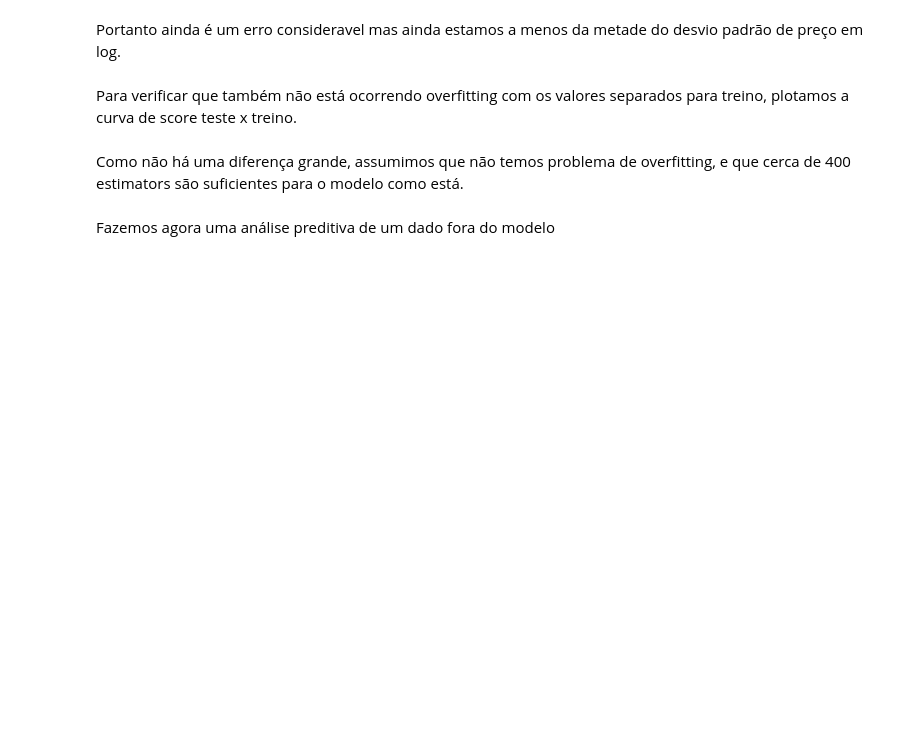
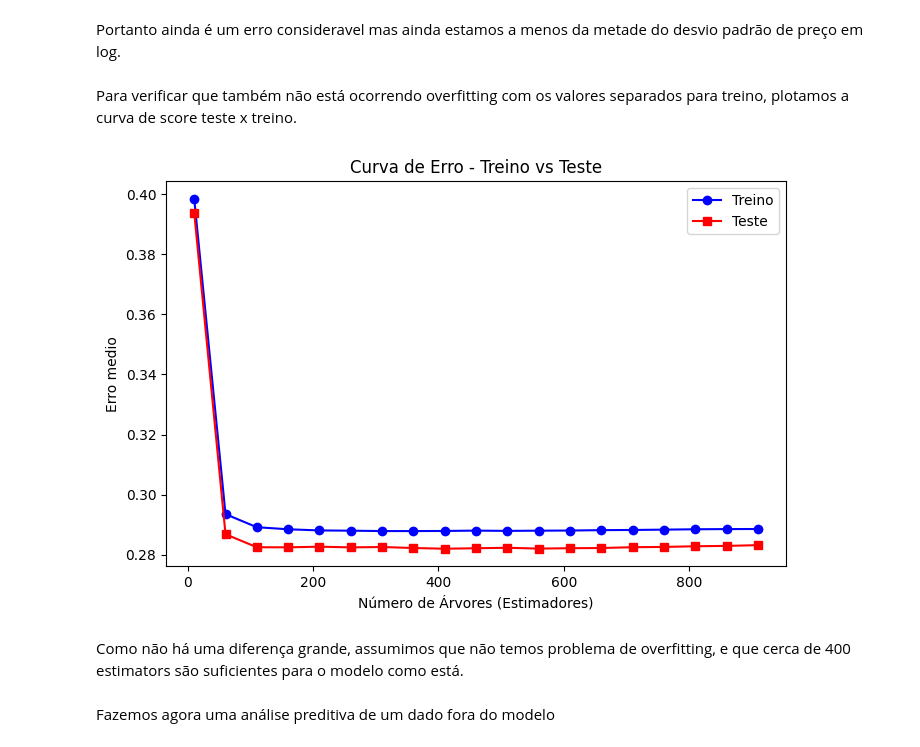
Before and after one commit to dandoni/LH_CD_DanielMoraes, a Jupyter notebook: Projeto.ipynb, the cells around one changed output. Saved outputs shown, nothing was run; the diff lists cells and outputs as text; code cells hidden in the pictures; blank space fills up the shorter version.

```diff
--- a/Projeto.ipynb
+++ b/Projeto.ipynb
@@ -244,7 +235,7 @@ Limite Superior:  4.02
 # %% [markdown]
 Então nesse caso, como não há valores de noites menor que 1 (ou 0 em log), consideramos que não há corte inferior, apenas superior que são para estadias de longo prazo. Como nosso negocio esta centrado em estadias temporarias, nao vamos nos ater aos dados com um minimo de noites muito alto.
 # %%
-df = df[(df['minimo_noites_log'] >= liminf_mn) & (df['minimo_noites_log'] <=  limsup_mn)]
+df = df[df['minimo_noites_log'] <=  limsup_mn]
 # %% [markdown]
 Voltamos nossa atenção agora ao ponto da disponibilidade ao longo do ano. Repare como a distribuição apresenta um comportamento diferente
 # %%
@@ -582,3 +582,7 @@ for col in cat_features:
+# %%
+
+# Dividir os dados em treino e teste (10% para teste e 90% para treino)
+X_train, X_test, y_train, y_test = train_test_split(X, y, test_size=0.1, random_state=42)
 # %% [markdown]
 Agora podemos buscar os parametros que vamos utilizar.
 # %%
@@ -606,7 +610,7 @@ random_search = RandomizedSearchCV(
     cv = 5
 )
 
-random_search.fit(X, y)
+random_search.fit(X_train, y_train)
 
 print("Melhores parâmetros:", random_search.best_params_)
 print("Melhor erro medio:", -random_search.best_score_)
@@ -622,37 +644,43 @@ Para verificar que também não está ocorrendo overfitting com os valores separ
 best_model = random_search.best_estimator_
 estimators_range = range(10, best_model.n_estimators +200, 50)
 
 train_mae = []
 test_mae = []
 
+# Loop para testar diferentes valores de n_estimators
 for n in estimators_range:
     best_model.set_params(n_estimators=n, verbose=-1)
 
     # Cross-validation para o treino (usando 'cross_val_score')
-    train_scores = cross_val_score(best_model, X_train, y_train, cv=5,
-                                   scoring='neg_mean_absolute_error')
+    train_scores = cross_val_score(best_model, X_train, y_train, cv=5, scoring='neg_mean_absolute_error')
+
     # Converter os escores para valores positivos de MAE
     avg_train_mae = -train_scores.mean()  # Negativo, então invertemos a média
 
+    # Treinando o modelo no conjunto de treino completo
     best_model.fit(X_train, y_train)
 
-    # Fazer previsões no conjunto de treino e teste
+    # Previsões para o conjunto de treino
     y_train_pred = best_model.predict(X_train)
+
+    # Previsões para o conjunto de teste
     y_test_pred = best_model.predict(X_test)
 
-    # Calcular o erro médio absoluto (MAE)
+    # Calculando o erro médio absoluto para treino e teste
     train_mae.append(avg_train_mae)
     test_mae.append(mean_absolute_error(y_test, y_test_pred))
 
 # Plotando
 plt.figure(figsize=(8, 5))
 plt.plot(estimators_range, train_mae, label="Treino", color='blue', marker='o')
 plt.plot(estimators_range, test_mae, label="Teste", color='red', marker='s')
 plt.xlabel("Número de Árvores (Estimadores)")
 plt.ylabel("Erro medio")
 plt.title("Curva de Erro - Treino vs Teste")
 plt.legend()
 plt.show()
+# %% [output]
+[figure, added]
 # %% [markdown]
 Como não há uma diferença grande, assumimos que não temos problema de overfitting, e que cerca de 400 estimators são suficientes para o modelo como está.
 # %% [markdown]
```
Also changed, not shown: parts of 12 cells of this notebook, 1 other file.
